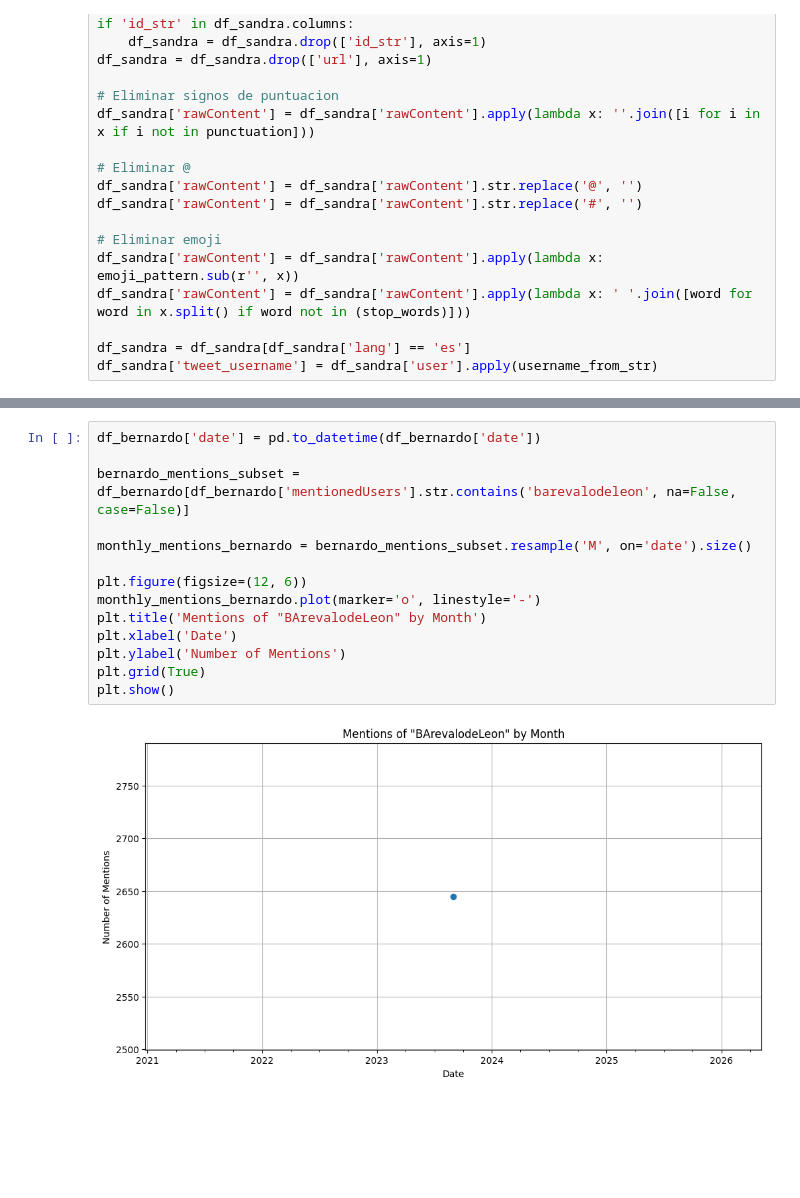
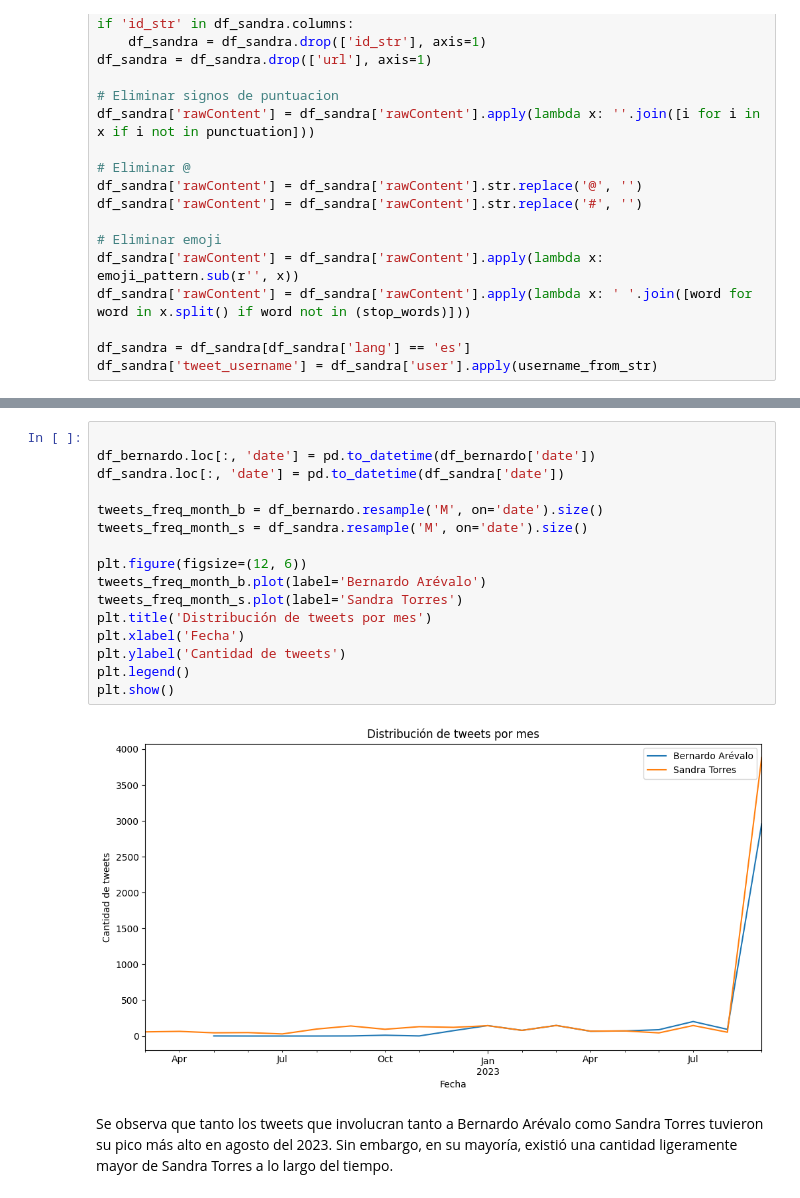
Before and after one commit to guillermoSb/datascience_laboratorio6, a Jupyter notebook: Problema2.ipynb, the cells around one changed output, grey strips where cells are left out. Cells and saved outputs as stored; diff of their text form; blank space fills up the shorter version.

```diff
--- a/Problema2.ipynb
+++ b/Problema2.ipynb
@@ -106,16 +62,20 @@ plt.show()
-# %%
-df_bernardo['date'] = pd.to_datetime(df_bernardo['date'])
-
-bernardo_mentions_subset = df_bernardo[df_bernardo['mentionedUsers'].str.contains('barevalodeleon', na=False, case=False)]
-
-monthly_mentions_bernardo = bernardo_mentions_subset.resample('M', on='date').size()
-
-plt.figure(figsize=(12, 6))
-monthly_mentions_bernardo.plot(marker='o', linestyle='-')
-plt.title('Mentions of "BArevalodeLeon" by Month')
-plt.xlabel('Date')
-plt.ylabel('Number of Mentions')
-plt.grid(True)
-plt.show()
-# %% [output]
-[figure, removed]
+# %%
+
+df_bernardo.loc[:, 'date'] = pd.to_datetime(df_bernardo['date'])
+df_sandra.loc[:, 'date'] = pd.to_datetime(df_sandra['date'])
+
+tweets_freq_month_b = df_bernardo.resample('M', on='date').size()
+tweets_freq_month_s = df_sandra.resample('M', on='date').size()
+
+plt.figure(figsize=(12, 6))
+tweets_freq_month_b.plot(label='Bernardo Arévalo')
+tweets_freq_month_s.plot(label='Sandra Torres')
+plt.title('Distribución de tweets por mes')
+plt.xlabel('Fecha')
+plt.ylabel('Cantidad de tweets')
+plt.legend()
+plt.show()
+# %% [output]
+[figure, added]
+# %% [markdown]
+Se observa que tanto los tweets que involucran tanto a Bernardo Arévalo como Sandra Torres tuvieron su pico más alto en agosto del 2023. Sin embargo, en su mayoría, existió una cantidad ligeramente mayor de Sandra Torres a lo largo del tiempo.
```
Also changed, not shown: parts of 3 cells of this notebook.
